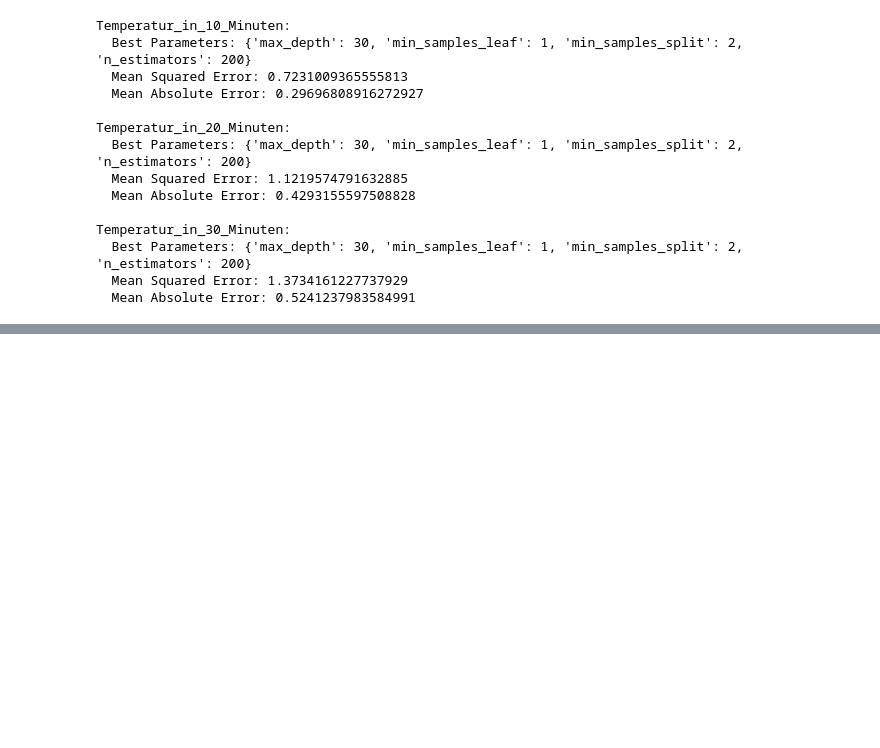
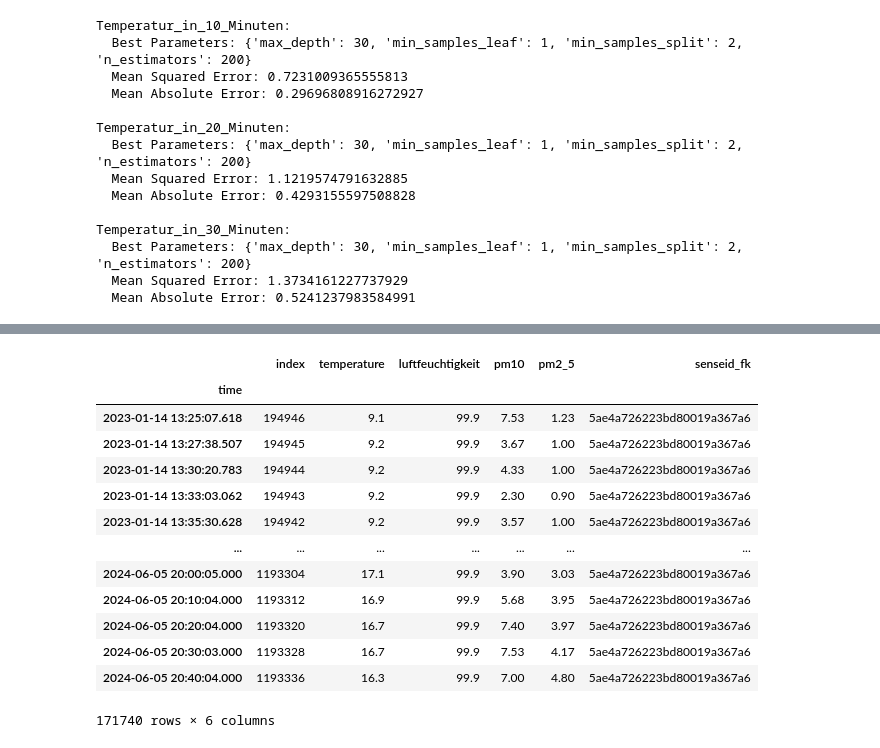
Before and after one commit to Ben99192/Umweltmonitoring_Projekt, a Jupyter notebook: ML_Modell.ipynb, the cells around one changed output, grey strips where cells are left out. Drawn from its saved outputs; the diff is of its cells as text; code cells hidden in the pictures; blank space fills up the shorter version.

```diff
--- a/ML_Modell.ipynb
+++ b/ML_Modell.ipynb
@@ -170,0 +204,17 @@ Temperatur_in_30_Minuten:
+# %%
+station_data
+# %% [output]
+|  | index | temperature | luftfeuchtigkeit | pm10 | pm2_5 | senseid_fk |
+| time |  |  |  |  |  |  |
+| 2023-01-14 13:25:07.618 | 194946 | 9.1 | 99.9 | 7.53 | 1.23 | 5ae4a726223bd80019a367a6 |
+| 2023-01-14 13:27:38.507 | 194945 | 9.2 | 99.9 | 3.67 | 1.00 | 5ae4a726223bd80019a367a6 |
+| 2023-01-14 13:30:20.783 | 194944 | 9.2 | 99.9 | 4.33 | 1.00 | 5ae4a726223bd80019a367a6 |
+| 2023-01-14 13:33:03.062 | 194943 | 9.2 | 99.9 | 2.30 | 0.90 | 5ae4a726223bd80019a367a6 |
+| 2023-01-14 13:35:30.628 | 194942 | 9.2 | 99.9 | 3.57 | 1.00 | 5ae4a726223bd80019a367a6 |
+| ... | ... | ... | ... | ... | ... | ... |
+| 2024-06-05 20:00:05.000 | 1193304 | 17.1 | 99.9 | 3.90 | 3.03 | 5ae4a726223bd80019a367a6 |
+| 2024-06-05 20:10:04.000 | 1193312 | 16.9 | 99.9 | 5.68 | 3.95 | 5ae4a726223bd80019a367a6 |
+| 2024-06-05 20:20:04.000 | 1193320 | 16.7 | 99.9 | 7.40 | 3.97 | 5ae4a726223bd80019a367a6 |
+| 2024-06-05 20:30:03.000 | 1193328 | 16.7 | 99.9 | 7.53 | 4.17 | 5ae4a726223bd80019a367a6 |
+| 2024-06-05 20:40:04.000 | 1193336 | 16.3 | 99.9 | 7.00 | 4.80 | 5ae4a726223bd80019a367a6 |
+171740 rows × 6 columns
```
Also changed, not shown: parts of 16 cells of this notebook.
